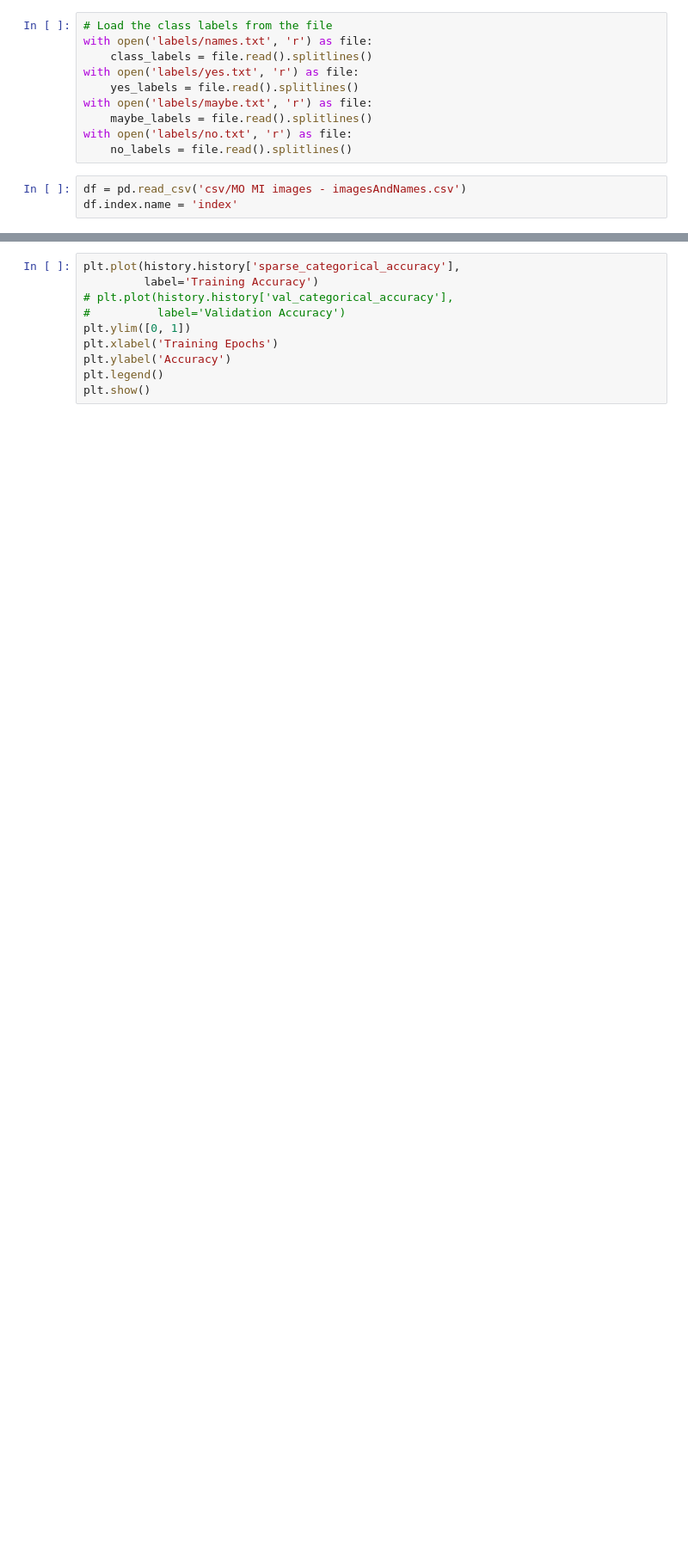
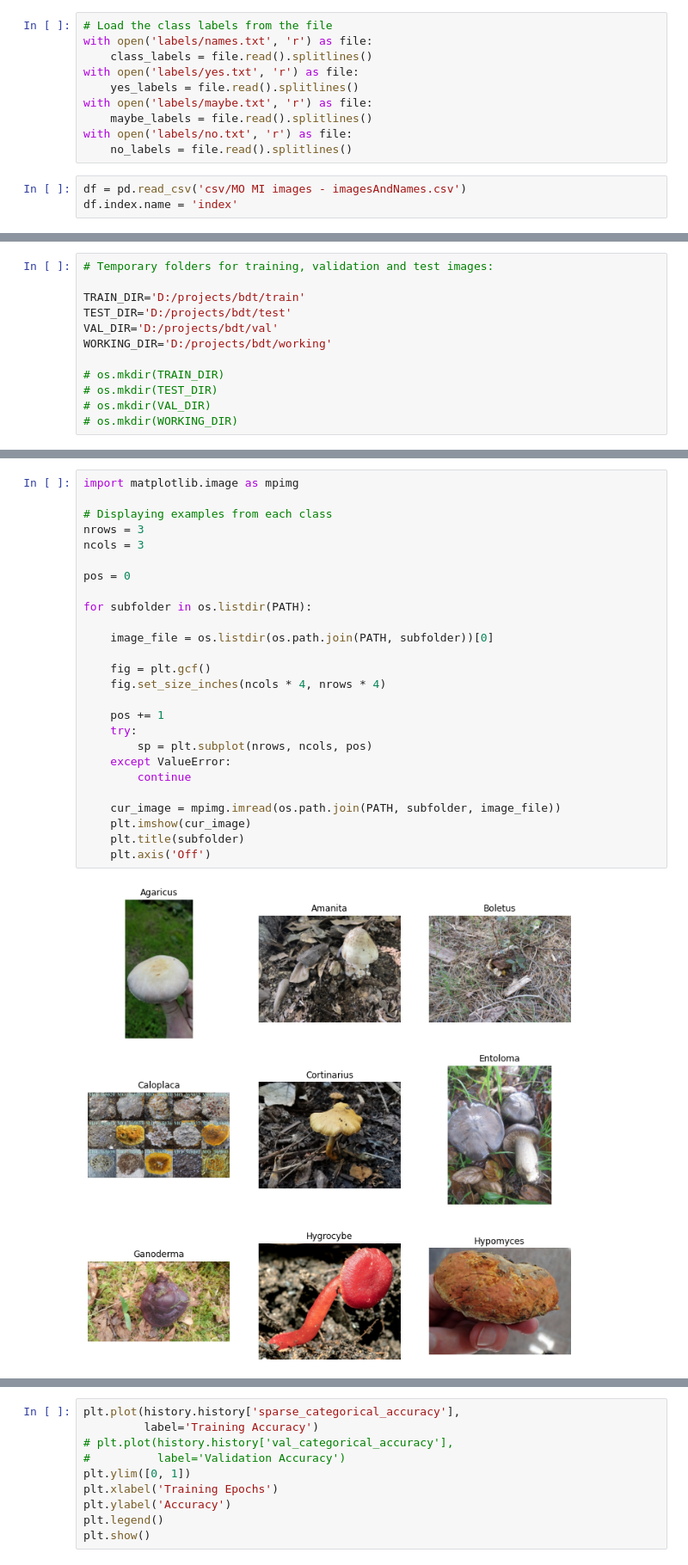
Before and after one commit to ellkrauze/bdt, a Jupyter notebook: main.ipynb, the cells around one changed output, grey strips where cells are left out. Shown at 86% size. Cells and saved outputs as stored; diff of their text form; blank space fills up the shorter version.

```diff
--- a/main.ipynb
+++ b/main.ipynb
@@ -140,0 +132,12 @@ for family in tqdm(families.index):
+# %%
+# Temporary folders for training, validation and test images:
+
+TRAIN_DIR='D:/projects/bdt/train'
+TEST_DIR='D:/projects/bdt/test'
+VAL_DIR='D:/projects/bdt/val'
+WORKING_DIR='D:/projects/bdt/working'
+
+# os.mkdir(TRAIN_DIR)
+# os.mkdir(TEST_DIR)
+# os.mkdir(VAL_DIR)
+# os.mkdir(WORKING_DIR)
@@ -140,0 +192,28 @@ for family in tqdm(families.index):
+# %%
+import matplotlib.image as mpimg
+
+# Displaying examples from each class
+nrows = 3
+ncols = 3
+
+pos = 0
+
+for subfolder in os.listdir(PATH):
+
+    image_file = os.listdir(os.path.join(PATH, subfolder))[0]
+
+    fig = plt.gcf()
+    fig.set_size_inches(ncols * 4, nrows * 4)
+
+    pos += 1
+    try:
+        sp = plt.subplot(nrows, ncols, pos)
+    except ValueError:
+        continue
+
+    cur_image = mpimg.imread(os.path.join(PATH, subfolder, image_file))
+    plt.imshow(cur_image)
+    plt.title(subfolder)
+    plt.axis('Off')
+# %% [output]
+[figure, added]
```
Also changed, not shown: parts of 20 cells of this notebook, 1 other file.
